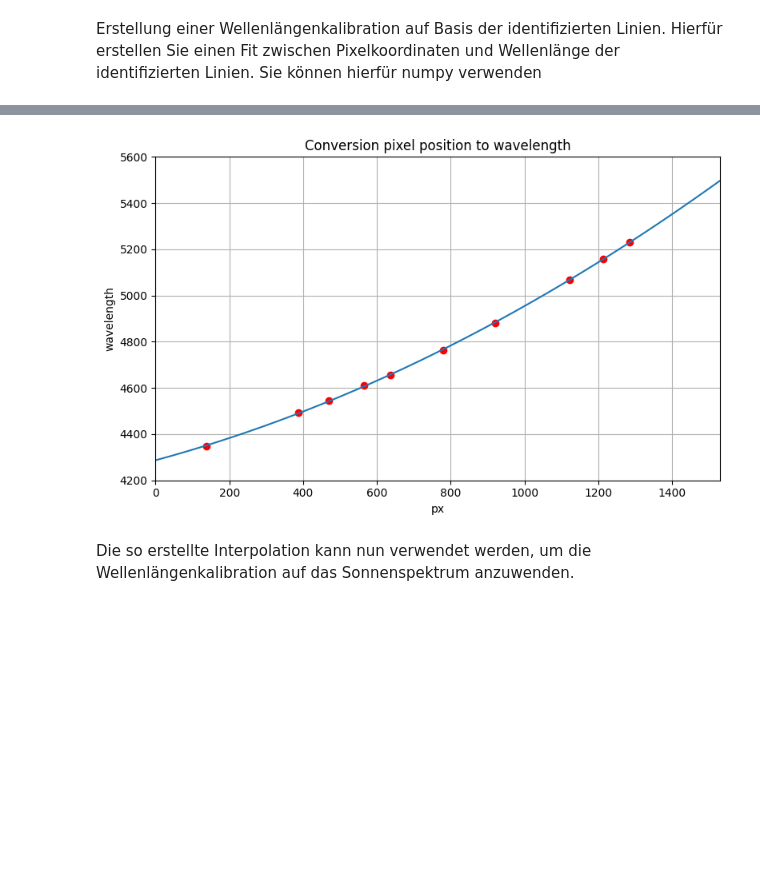
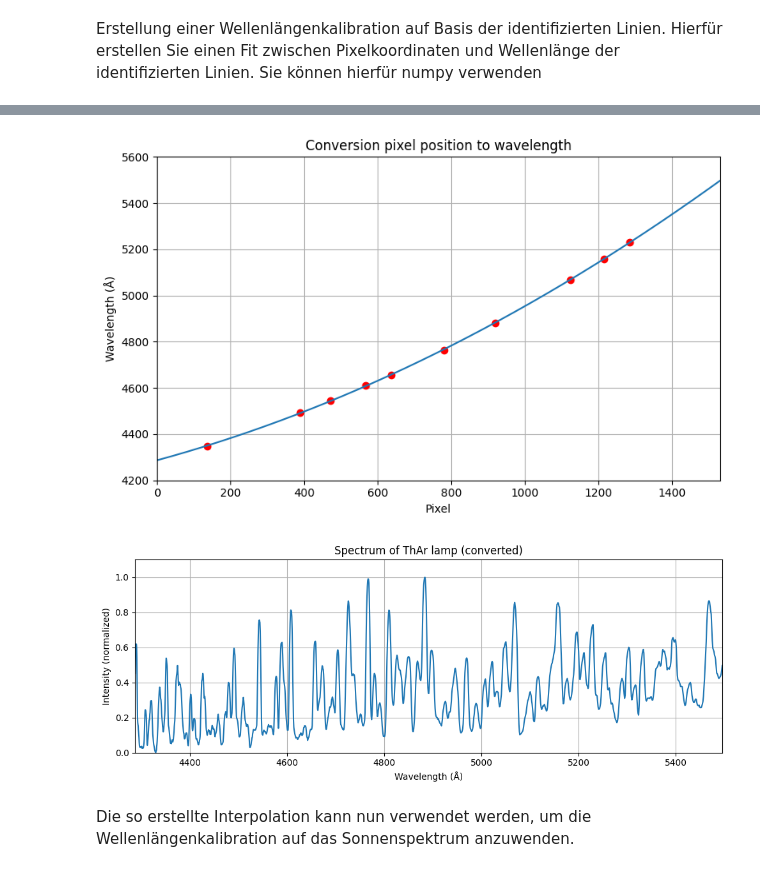
Before and after one commit to B0whunt3r21/AstroPrak, a Jupyter notebook: SolarSpectrum/Auswertungshilfe.ipynb, the cells around one changed output, grey strips where cells are left out. Drawn from its saved outputs; the diff is of its cells as text; code cells hidden in the pictures; blank space fills up the shorter version.

```diff
--- a/SolarSpectrum/Auswertungshilfe.ipynb
+++ b/SolarSpectrum/Auswertungshilfe.ipynb
@@ -173,8 +173,8 @@ ThAr_peaks_wavelength[9] = 5231.16
 # Fit positions of pixels and wavelength using polynomial 2nd degree
 coeff = np.polynomial.Polynomial.fit(ThAr_peaks, ThAr_peaks_wavelength, 2)
 
-# Calculate curve for conversion pixel position tom wavelength
-x_fit = np.arange(0, 1531, 1)
+# Calculate curve for conversion pixel position to wavelength
+x_fit = np.arange(0, 1530, 1)
 y_fit = coeff(x_fit)
 # %% [markdown]
 ## 3. Kombinierte Flat Korrektur
@@ -238,18 +256,31 @@ plt.show()
 # %%
 fig, ax = plt.subplots(1, 1, figsize=(8, 5))
 ax.plot(ThAr_peaks, ThAr_peaks_wavelength, "o", color='r')
 ax.plot(x_fit, y_fit)
 ax.set_xlim(0, 1530)
 ax.set_ylim(4200, 5600)
+ax.set_xlabel('Pixel')
+ax.set_ylabel(r'Wavelength (Å)')
 ax.set_title('Conversion pixel position to wavelength')
-ax.set_xlabel('px')
-ax.set_ylabel('wavelength')
 ax.grid()
 
 plt.tight_layout()
 plt.show()
+
+fig, ax = plt.subplots(1, 1, figsize=(10, 4))
+ax.plot(y_fit, ThArSpect_normalized)
+ax.set_xlim(min(y_fit), max(y_fit))
+ax.set_ylim(0, 1.1)
+ax.set_xlabel(r'Wavelength (Å)')
+ax.set_ylabel('Intensity (normalized)')
+ax.set_title('Spectrum of ThAr lamp (converted)')
+ax.grid()
+
+plt.tight_layout()
+plt.show()
 # %% [output]
-[figure, old version]
+[figure, new version]
+[figure, added]
 # %% [markdown]
 Die so erstellte Interpolation kann nun verwendet werden, um die Wellenlängenkalibration auf das Sonnenspektrum anzuwenden.
 # %%
```
Also changed, not shown: parts of 7 cells of this notebook.
